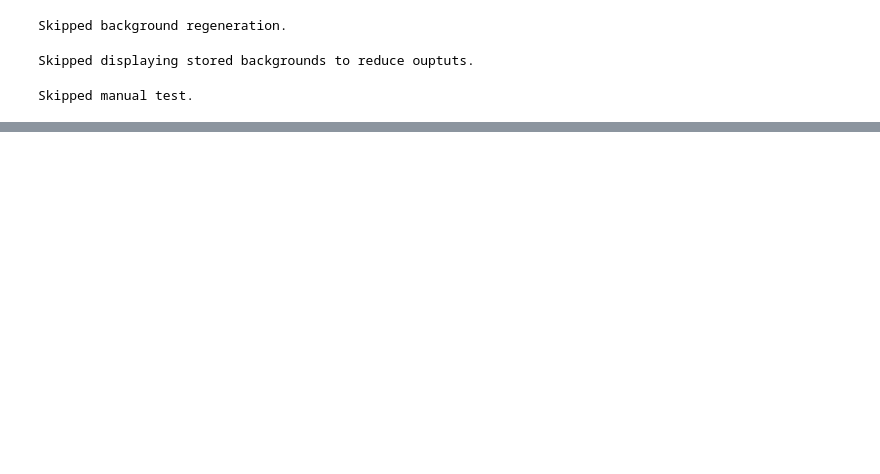
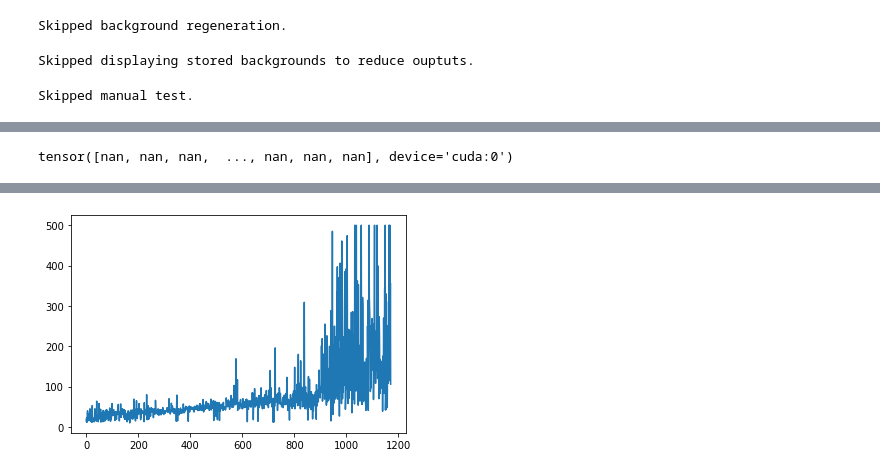
Before and after one commit to Tinynja/sarsa-phi-eb, a Jupyter notebook: notebooks/ALE_Framework_Tests.ipynb, the cells around one changed output, grey strips where cells are left out. Saved outputs shown, nothing was run; the diff lists cells and outputs as text; code cells hidden in the pictures; blank space fills up the shorter version.

```diff
--- a/notebooks/ALE_Framework_Tests.ipynb
+++ b/notebooks/ALE_Framework_Tests.ipynb
@@ -179,6 +177,13 @@ class EnvRecorder:
             new_name = png_path.parent.joinpath(f'step_{ts:0{self.__frame_count_padding}d}.png')
             png_path.rename(new_name)
 # %%
+def cbrt(x):
+    if x >= 0:
+        return x**(1/3)
+    else:
+        return -(-x)**(1/3)
+
+
 class features:
     @staticmethod
     def basic(frame, palette, background, crop_size=torch.Tensor([15,10]), flatten=True):
@@ -206,8 +211,7 @@ class features:
         elif number >= high:
             feature[-1] = True
         else:
-            interval = (high-low)/n_intervals
-            index = int((number-low)/interval)
+            index = int( n_intervals/2 * ( 1 + cbrt( (number-(high+low)/2) / ((high-low)/2) ) ) )
             feature[index+1] = True
         return feature
 # %%
@@ -219,6 +223,8 @@ class BinaryEnv:
 
         self.action_space = self.env.action_space
         self.observation_space = self.env.observation_space
+
+        self._overwrite_obs_high_low()
 
     def reset(self, *args, **kwargs):
         observation = self.env.reset(*args, **kwargs)
@@ -232,6 +238,11 @@ class BinaryEnv:
     def render(self, *args, **kwargs):
         return self.env.render(*args, **kwargs)
 
+    def _overwrite_obs_high_low(self):
+        if self.env.spec.id.startswith('CartPole'):
+            self.env.observation_space.low[[1,3]] = -4, -7
+            self.env.observation_space.high[[1,3]] = 4, 7
+
     def _binarize_observation(self, observation):
         bin_features = []
         lows, highs = self.env.observation_space.low, self.env.observation_space.high
@@ -493,8 +602,0 @@ class SarsaPhiEBAgent:
-# %%
-env = BinaryEnv('CartPole-v1', 10000)
-#env = EnvALE(ROMS.Breakout, feature_type='Basic')
-
-agent = SarsaPhiEBAgent(env, init_action=0)
-recorder = EnvRecorder(env)
-# %%
-agent.learn(30000)
@@ -504,0 +609,9 @@ Total elapsed time: 00:01:13.327527
+# %%
+agent.weights.unique()
+# %% [output]
+tensor([nan, nan, nan,  ..., nan, nan, nan], device='cuda:0')
+# %%
+agent.learn(90000)
+plt.plot(agent.rewards)
+plt.show()
+# %% [output]
@@ -505 +620,2 @@ Total elapsed time: 00:01:13.327527
+[figure, added]
 # %%
```
Also changed, not shown: parts of 10 cells of this notebook.
